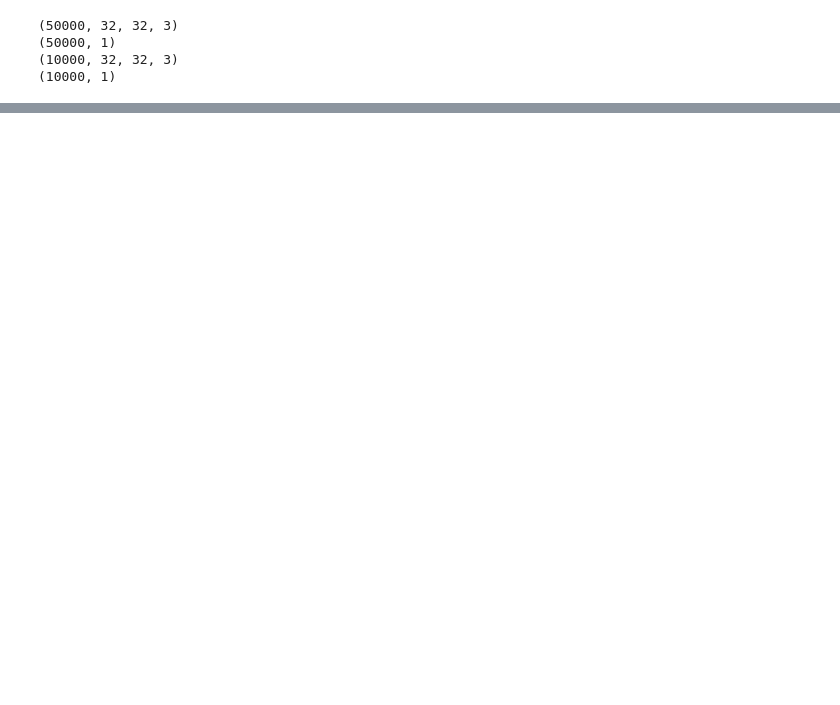
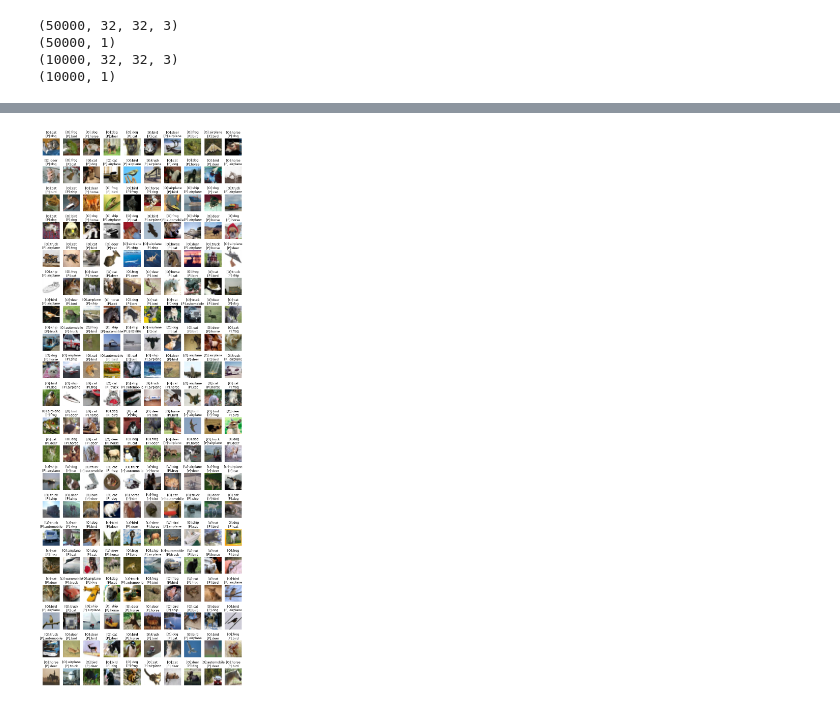
Before and after one commit to ilikemichael/ml1216, a Jupyter notebook: CNN.ipynb, the cells around one changed output, grey strips where cells are left out. Cells and saved outputs as stored; diff of their text form; code cells hidden in the pictures; blank space fills up the shorter version.

```diff
--- a/CNN.ipynb
+++ b/CNN.ipynb
@@ -134,0 +132,4 @@ model.evaluate(x_test_norm, y_test)
+# %%
+#把y_test改成一維的資料
+y_test_r = y_test.reshape(-1)
+y_test_r
@@ -134,0 +138,10 @@ model.evaluate(x_test_norm, y_test)
+# %%
+# sklearn: predict_proba/predict
+# keras: predict/predict_classes
+import pandas as pd
+from sklearn.metrics import confusion_matrix
+pre = model.predict_classes(x_test_norm)
+mat = confusion_matrix(y_test_r, pre)
+pd.DataFrame(mat,
+       index=["{}(真實)".format(labels[i]) for i in range(10)],
+       columns=["{}(預測)".format(labels[i]) for i in range(10)])
@@ -134,0 +160,20 @@ model.evaluate(x_test_norm, y_test)
+# %%
+
+import numpy as np
+idx = np.nonzero(pre != y_test_r)[0]
+idx = idx[:200]
+false_pre = pre[idx]
+false_ori = y_test_r[idx]
+false_img = x_test[idx]
+
+plt.figure(figsize=(14, 42))
+width = 10
+height = len(idx) // width + 1
+for i in range(len(idx)):
+    plt.subplot(height, width, i+1)
+    t = "[O]:{}\n[P]:{}".format(labels[false_ori[i]], labels[false_pre[i]])
+    plt.title(t)
+    plt.axis("off")
+    plt.imshow(false_img[i])
+# %% [output]
+[figure, added]
```
Also changed, not shown: parts of 8 cells of this notebook.
